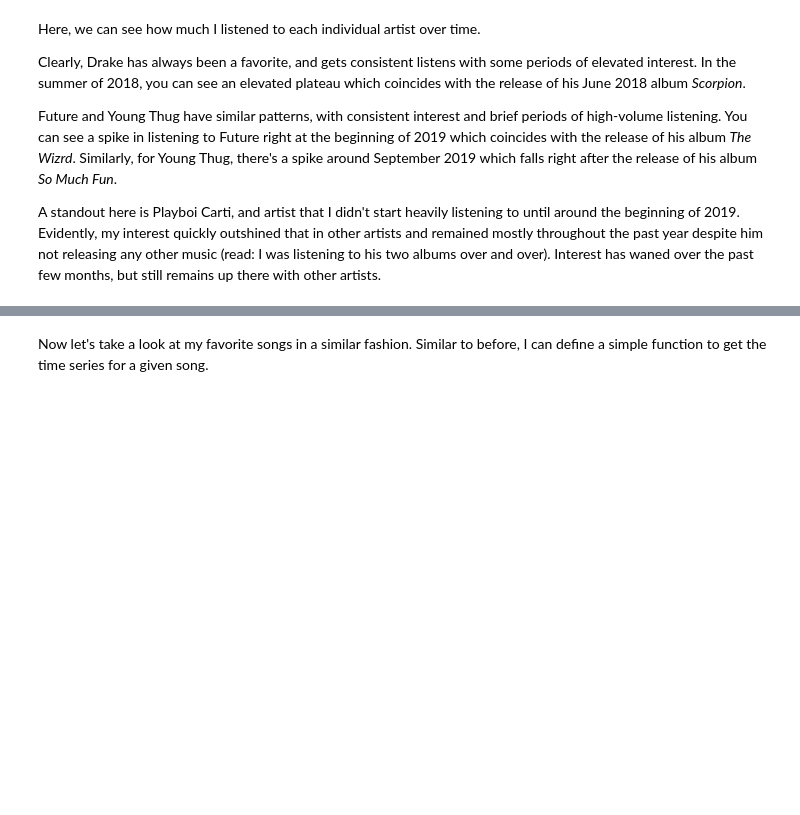
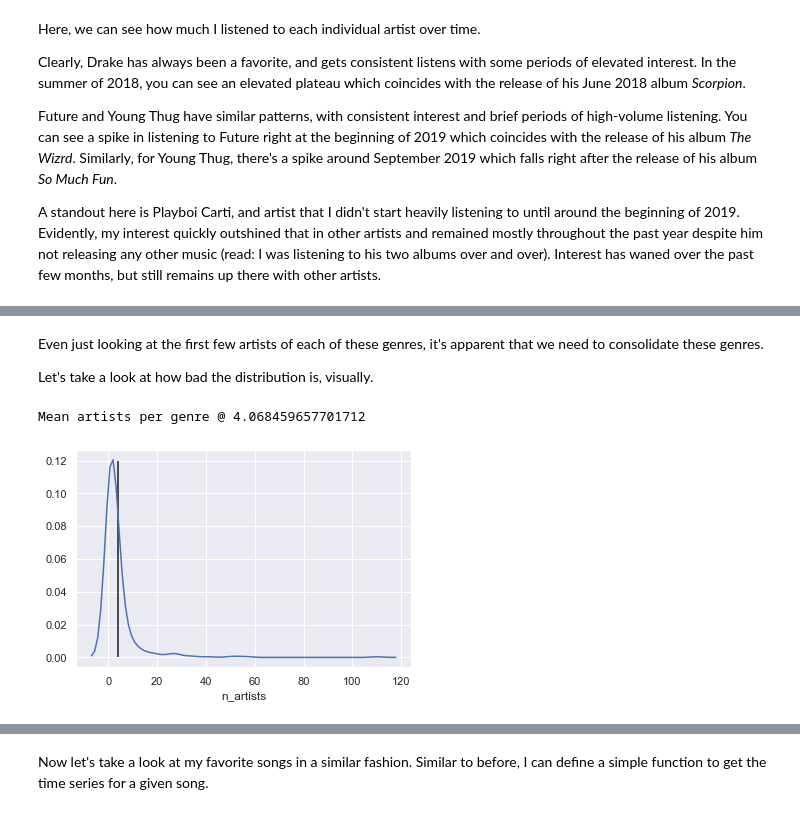
Before and after one commit to LeChase/spotify_hist, a Jupyter notebook: to_publish.ipynb, the cells around one changed output, grey strips where cells are left out. Saved outputs shown, nothing was run; the diff lists cells and outputs as text; code cells hidden in the pictures; blank space fills up the shorter version.

Commit message:
began working on analysis of genres

```diff
--- a/to_publish.ipynb
+++ b/to_publish.ipynb
@@ -485,0 +495,3 @@ A standout here is Playboi Carti, and artist that I didn't start heavily listeni
+# %%
+# read in spotify features from scraping json output
+genres = pd.read_json("scraping/output/genres/completed.json", orient = 'table')
@@ -485,0 +518,2 @@ A standout here is Playboi Carti, and artist that I didn't start heavily listeni
+# %%
+df_genres = df.merge(genres, left_on = ['artist', 'song'], right_index = True, how = 'left')
@@ -485,0 +547,4 @@ A standout here is Playboi Carti, and artist that I didn't start heavily listeni
+# %%
+df_groupby_counts = df_genres.groupby(['genres', 'artist']).size().to_frame(name = 'n_artists')
+genre_artists = df_groupby_counts.reset_index().groupby('genres')['artist'].agg(lambda l: tuple(l))
+n_artists = df_groupby_counts.groupby('genres')['n_artists'].agg(len)
@@ -485,0 +556,2 @@ A standout here is Playboi Carti, and artist that I didn't start heavily listeni
+# %%
+aggregated_artists = df_genres.genres.value_counts().to_frame(name = 'total_occurences').join(n_artists).join(genre_artists)
@@ -485,0 +577,13 @@ A standout here is Playboi Carti, and artist that I didn't start heavily listeni
+# %% [markdown]
+Even just looking at the first few artists of each of these genres, it's apparent that we need to consolidate these genres.
+
+Let's take a look at how bad the distribution is, visually.
+# %%
+# aggregated_artists.n_artists.plot.hist(bins = 100)
+sns.distplot(aggregated_artists.n_artists, bins = 50, hist = False)
+mean_n_artists = aggregated_artists.n_artists.mean()
+plt.vlines(mean_n_artists, ymin = 0, ymax = 0.12)
+print("Mean artists per genre @", mean_n_artists)
+# %% [output]
+Mean artists per genre @ 4.068459657701712
+[figure, added]
```
Also changed, not shown: parts of 26 cells of this notebook.
